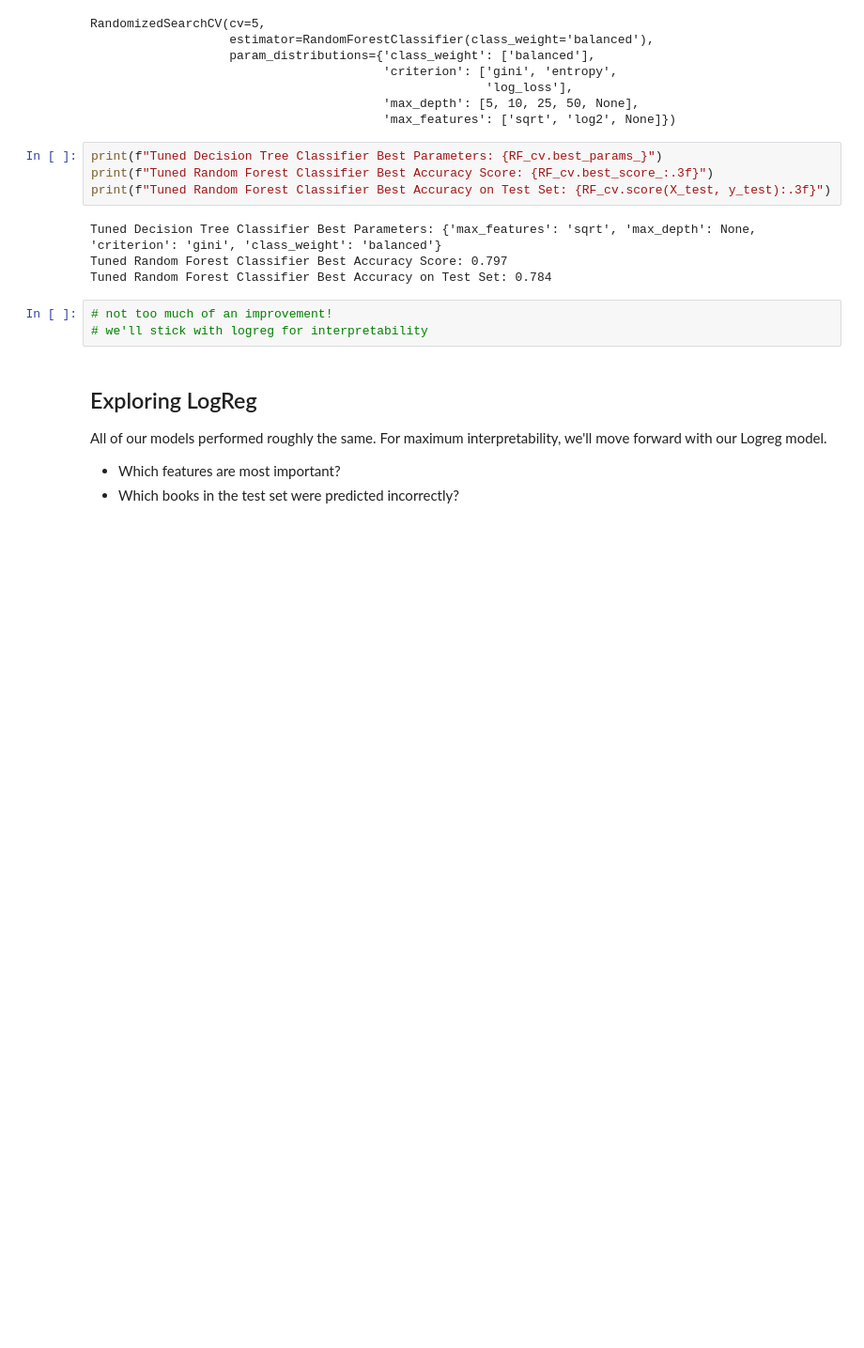
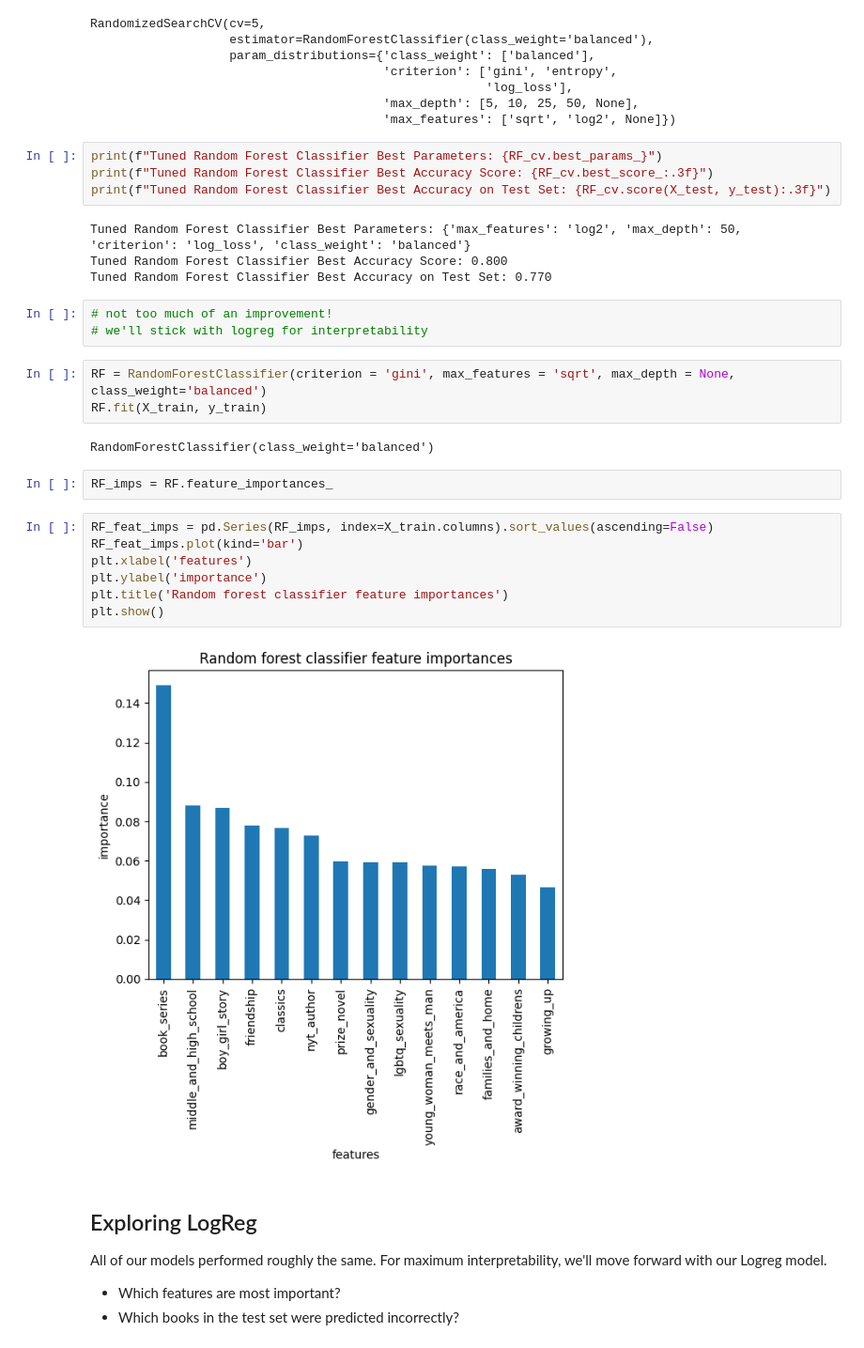
Before and after one commit to liyueling13/Banned-Books-with-Topic-Modelling-and-Logistic-Regression, a Jupyter notebook: 6)_Banned_Books_Classification.ipynb, the cells around one changed output. Shown: that part at 94% size. Cells and saved outputs as stored; diff of their text form; blank space fills up the shorter version.

```diff
--- a/6)_Banned_Books_Classification.ipynb
+++ b/6)_Banned_Books_Classification.ipynb
@@ -340,16 +361,32 @@ RandomizedSearchCV(cv=5,
                                         'max_depth': [5, 10, 25, 50, None],
                                         'max_features': ['sqrt', 'log2', None]})
 # %%
-print(f"Tuned Decision Tree Classifier Best Parameters: {RF_cv.best_params_}")
+print(f"Tuned Random Forest Classifier Best Parameters: {RF_cv.best_params_}")
 print(f"Tuned Random Forest Classifier Best Accuracy Score: {RF_cv.best_score_:.3f}")
 print(f"Tuned Random Forest Classifier Best Accuracy on Test Set: {RF_cv.score(X_test, y_test):.3f}")
 # %% [output]
-Tuned Decision Tree Classifier Best Parameters: {'max_features': 'sqrt', 'max_depth': None, 'criterion': 'gini', 'class_weight': 'balanced'}
-Tuned Random Forest Classifier Best Accuracy Score: 0.797
-Tuned Random Forest Classifier Best Accuracy on Test Set: 0.784
+Tuned Random Forest Classifier Best Parameters: {'max_features': 'log2', 'max_depth': 50, 'criterion': 'log_loss', 'class_weight': 'balanced'}
+Tuned Random Forest Classifier Best Accuracy Score: 0.800
+Tuned Random Forest Classifier Best Accuracy on Test Set: 0.770
 # %%
 # not too much of an improvement!
 # we'll stick with logreg for interpretability
+# %%
+RF = RandomForestClassifier(criterion = 'gini', max_features = 'sqrt', max_depth = None, class_weight='balanced')
+RF.fit(X_train, y_train)
+# %% [output]
+RandomForestClassifier(class_weight='balanced')
+# %%
+RF_imps = RF.feature_importances_
+# %%
+RF_feat_imps = pd.Series(RF_imps, index=X_train.columns).sort_values(ascending=False)
+RF_feat_imps.plot(kind='bar')
+plt.xlabel('features')
+plt.ylabel('importance')
+plt.title('Random forest classifier feature importances')
+plt.show()
+# %% [output]
+[figure, added]
 # %% [markdown]
 ## Exploring LogReg
 
```
Also changed, not shown: parts of 7 cells of this notebook.
